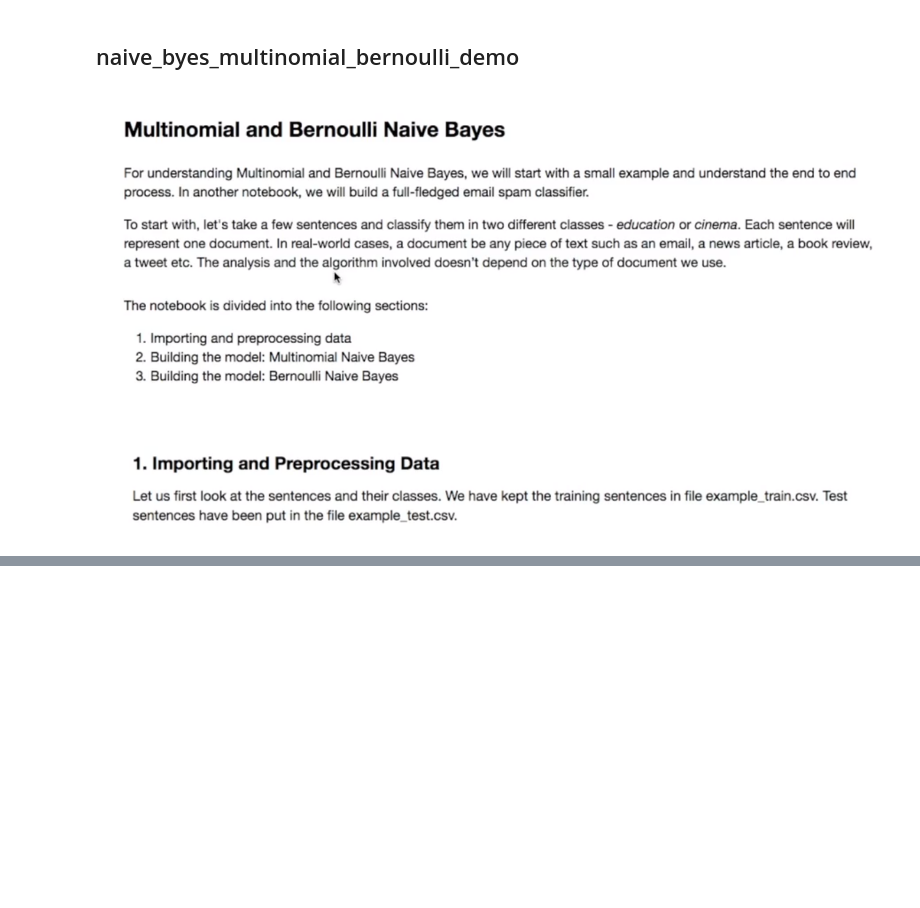
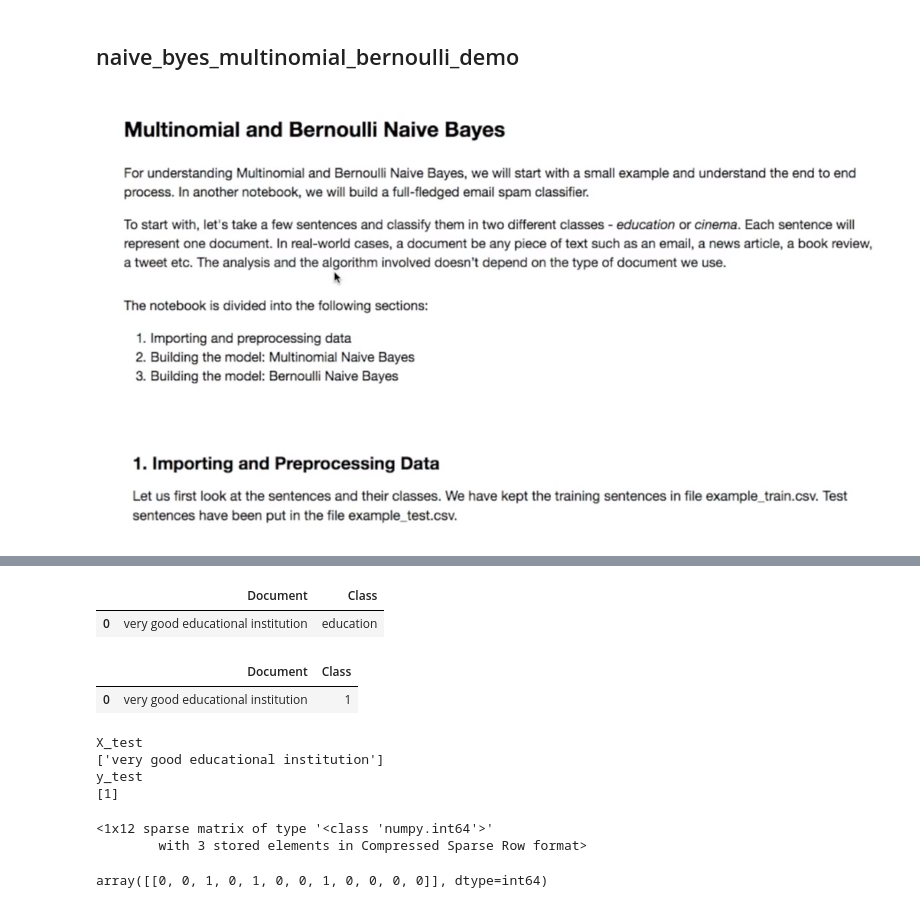
Before and after one commit to sachinmahale/Bernoulli-Naive-Bayes, a Jupyter notebook: naive_byes_multinomial_bernoulli_demo.ipynb, the cells around one changed output, grey strips where cells are left out. Drawn from its saved outputs; the diff is of its cells as text; code cells hidden in the pictures; blank space fills up the shorter version.

```diff
--- a/naive_byes_multinomial_bernoulli_demo.ipynb
+++ b/naive_byes_multinomial_bernoulli_demo.ipynb
@@ -6,0 +182,44 @@
+# %%
+# test data
+test_docs = pd.read_csv('example_test.csv')
+test_docs
+# %% [output]
+|  | Document | Class |
+| 0 | very good educational institution | education |
+# %%
+# convert label to a numerical variable
+test_docs['Class'] = test_docs.Class.map({'cinema':0, 'education':1})
+test_docs
+# %% [output]
+|  | Document | Class |
+| 0 | very good educational institution | 1 |
+# %%
+# convert to numpy array
+test_numpy_array = test_docs.values
+
+# split X and y
+X_test = test_numpy_array[:,0]
+y_test = test_numpy_array[:,1]
+y_test = y_test.astype('int')  # sklearn need y as integers
+
+print("X_test")
+print(X_test)
+print("y_test")
+print(y_test)
+# %% [output]
+X_test
+['very good educational institution']
+y_test
+[1]
+# %%
+X_test_transformed = vec.transform(X_test)
+X_test_transformed
+# %% [output]
+<1x12 sparse matrix of type '<class 'numpy.int64'>'
+        with 3 stored elements in Compressed Sparse Row format>
+# %%
+# convert to non-sparse array
+X_test=X_test_transformed.toarray()
+X_test
+# %% [output]
+array([[0, 0, 1, 0, 1, 0, 0, 1, 0, 0, 0, 0]], dtype=int64)
```
Also changed, not shown: parts of 23 cells of this notebook.
